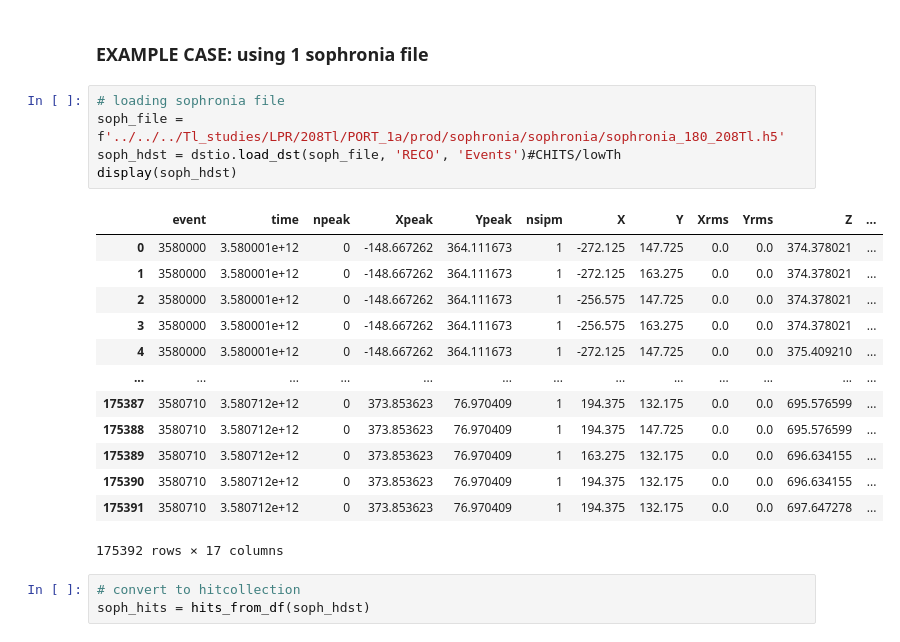
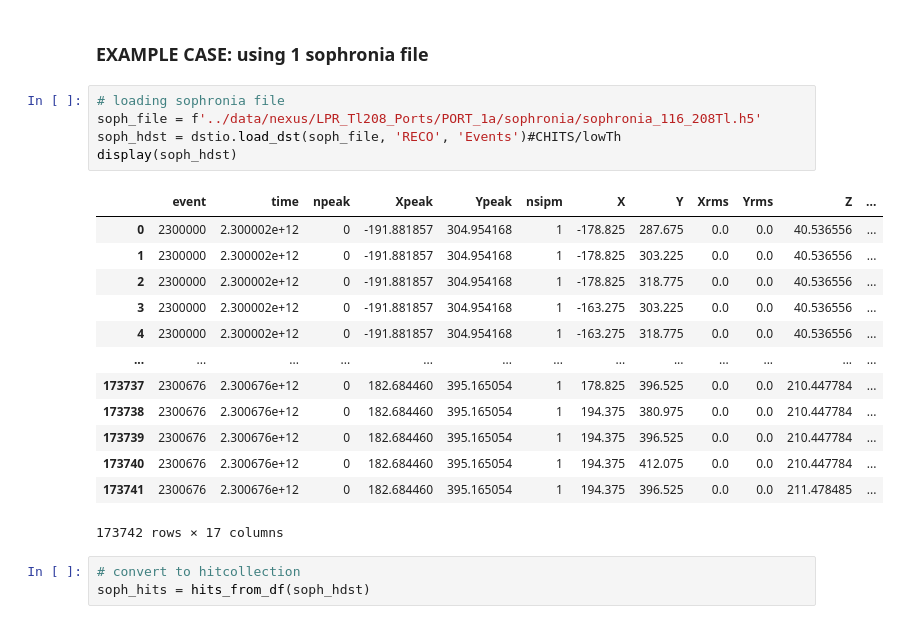
Before and after one commit to kvjmistry/DoubleBeta, a Jupyter notebook: Bremsstrahlung/collect_lowTh.ipynb, the cells around one changed output. Saved outputs shown, nothing was run; the diff lists cells and outputs as text.

```diff
--- a/Bremsstrahlung/collect_lowTh.ipynb
+++ b/Bremsstrahlung/collect_lowTh.ipynb
@@ -256,23 +260,23 @@ def soph_to_lowTh(df, threshold = 5):
 ### EXAMPLE CASE: using 1 sophronia file
 # %%
 # loading sophronia file
-soph_file = f'../../../Tl_studies/LPR/208Tl/PORT_1a/prod/sophronia/sophronia/sophronia_180_208Tl.h5'
+soph_file = f'../data/nexus/LPR_Tl208_Ports/PORT_1a/sophronia/sophronia_116_208Tl.h5'
 soph_hdst = dstio.load_dst(soph_file, 'RECO', 'Events')#CHITS/lowTh
 display(soph_hdst)
 # %% [output]
 |  | event | time | npeak | Xpeak | Ypeak | nsipm | X | Y | Xrms | Yrms | Z | ... |
-| 0 | 3580000 | 3.580001e+12 | 0 | -148.667262 | 364.111673 | 1 | -272.125 | 147.725 | 0.0 | 0.0 | 374.378021 | ... |
-| 1 | 3580000 | 3.580001e+12 | 0 | -148.667262 | 364.111673 | 1 | -272.125 | 163.275 | 0.0 | 0.0 | 374.378021 | ... |
-| 2 | 3580000 | 3.580001e+12 | 0 | -148.667262 | 364.111673 | 1 | -256.575 | 147.725 | 0.0 | 0.0 | 374.378021 | ... |
-| 3 | 3580000 | 3.580001e+12 | 0 | -148.667262 | 364.111673 | 1 | -256.575 | 163.275 | 0.0 | 0.0 | 374.378021 | ... |
-| 4 | 3580000 | 3.580001e+12 | 0 | -148.667262 | 364.111673 | 1 | -272.125 | 147.725 | 0.0 | 0.0 | 375.409210 | ... |
+| 0 | 2300000 | 2.300002e+12 | 0 | -191.881857 | 304.954168 | 1 | -178.825 | 287.675 | 0.0 | 0.0 | 40.536556 | ... |
+| 1 | 2300000 | 2.300002e+12 | 0 | -191.881857 | 304.954168 | 1 | -178.825 | 303.225 | 0.0 | 0.0 | 40.536556 | ... |
+| 2 | 2300000 | 2.300002e+12 | 0 | -191.881857 | 304.954168 | 1 | -178.825 | 318.775 | 0.0 | 0.0 | 40.536556 | ... |
+| 3 | 2300000 | 2.300002e+12 | 0 | -191.881857 | 304.954168 | 1 | -163.275 | 303.225 | 0.0 | 0.0 | 40.536556 | ... |
+| 4 | 2300000 | 2.300002e+12 | 0 | -191.881857 | 304.954168 | 1 | -163.275 | 318.775 | 0.0 | 0.0 | 40.536556 | ... |
 | ... | ... | ... | ... | ... | ... | ... | ... | ... | ... | ... | ... | ... |
-| 175387 | 3580710 | 3.580712e+12 | 0 | 373.853623 | 76.970409 | 1 | 194.375 | 132.175 | 0.0 | 0.0 | 695.576599 | ... |
-| 175388 | 3580710 | 3.580712e+12 | 0 | 373.853623 | 76.970409 | 1 | 194.375 | 147.725 | 0.0 | 0.0 | 695.576599 | ... |
-| 175389 | 3580710 | 3.580712e+12 | 0 | 373.853623 | 76.970409 | 1 | 163.275 | 132.175 | 0.0 | 0.0 | 696.634155 | ... |
-| 175390 | 3580710 | 3.580712e+12 | 0 | 373.853623 | 76.970409 | 1 | 194.375 | 132.175 | 0.0 | 0.0 | 696.634155 | ... |
-| 175391 | 3580710 | 3.580712e+12 | 0 | 373.853623 | 76.970409 | 1 | 194.375 | 132.175 | 0.0 | 0.0 | 697.647278 | ... |
+| 173737 | 2300676 | 2.300676e+12 | 0 | 182.684460 | 395.165054 | 1 | 178.825 | 396.525 | 0.0 | 0.0 | 210.447784 | ... |
+| 173738 | 2300676 | 2.300676e+12 | 0 | 182.684460 | 395.165054 | 1 | 194.375 | 380.975 | 0.0 | 0.0 | 210.447784 | ... |
+| 173739 | 2300676 | 2.300676e+12 | 0 | 182.684460 | 395.165054 | 1 | 194.375 | 396.525 | 0.0 | 0.0 | 210.447784 | ... |
+| 173740 | 2300676 | 2.300676e+12 | 0 | 182.684460 | 395.165054 | 1 | 194.375 | 412.075 | 0.0 | 0.0 | 210.447784 | ... |
+| 173741 | 2300676 | 2.300676e+12 | 0 | 182.684460 | 395.165054 | 1 | 194.375 | 396.525 | 0.0 | 0.0 | 211.478485 | ... |
-175392 rows × 17 columns
+173742 rows × 17 columns
 # %%
 # convert to hitcollection
 soph_hits = hits_from_df(soph_hdst)
```
Also changed, not shown: parts of 4 cells of this notebook, 3 other files.
